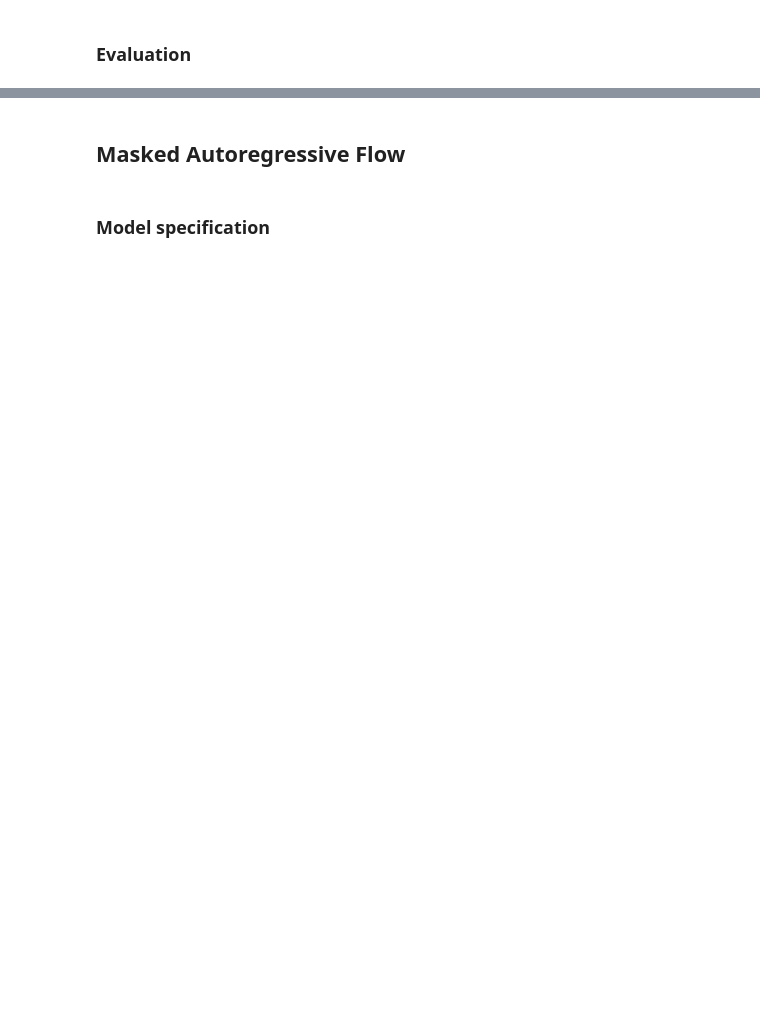
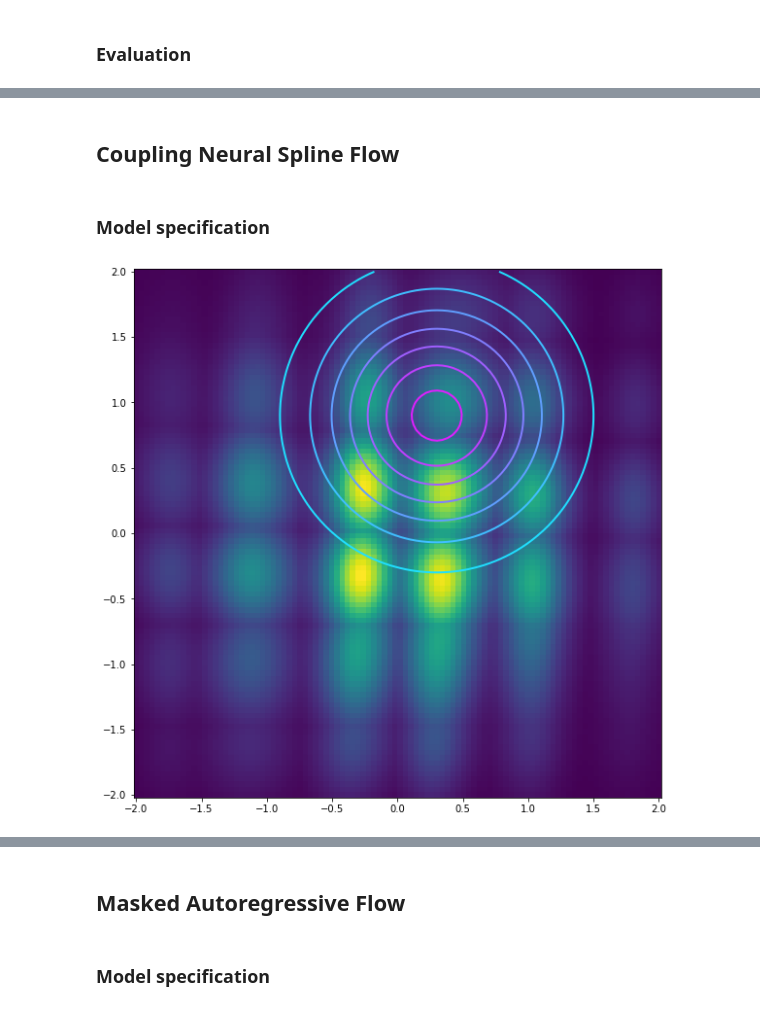
Before and after one commit to VincentStimper/normalizing-flows, a Jupyter notebook: examples/conditional_flow.ipynb, the cells around one changed output, grey strips where cells are left out. Drawn from its saved outputs; the diff is of its cells as text; code cells hidden in the pictures; blank space fills up the shorter version.

```diff
--- a/examples/conditional_flow.ipynb
+++ b/examples/conditional_flow.ipynb
@@ -136,0 +137,4 @@ plt.show()
+# %% [markdown]
+## Coupling Neural Spline Flow
+# %% [markdown]
+### Model specification
@@ -136,0 +163,15 @@ plt.show()
+# %%
+# Plot initial flow distribution, target as contours
+model.eval()
+log_prob = model.log_prob(zz, context_plot).to('cpu').view(*xx.shape)
+model.train()
+prob = torch.exp(log_prob)
+prob[torch.isnan(prob)] = 0
+
+plt.figure(figsize=(10, 10))
+plt.pcolormesh(xx, yy, prob.data.numpy(), shading='auto')
+plt.contour(xx, yy, p_target, cmap=plt.get_cmap('cool'), linewidths=2)
+plt.gca().set_aspect('equal', 'box')
+plt.show()
+# %% [output]
+[figure, added]
```
Also changed, not shown: parts of 9 cells of this notebook, 3 other files.
